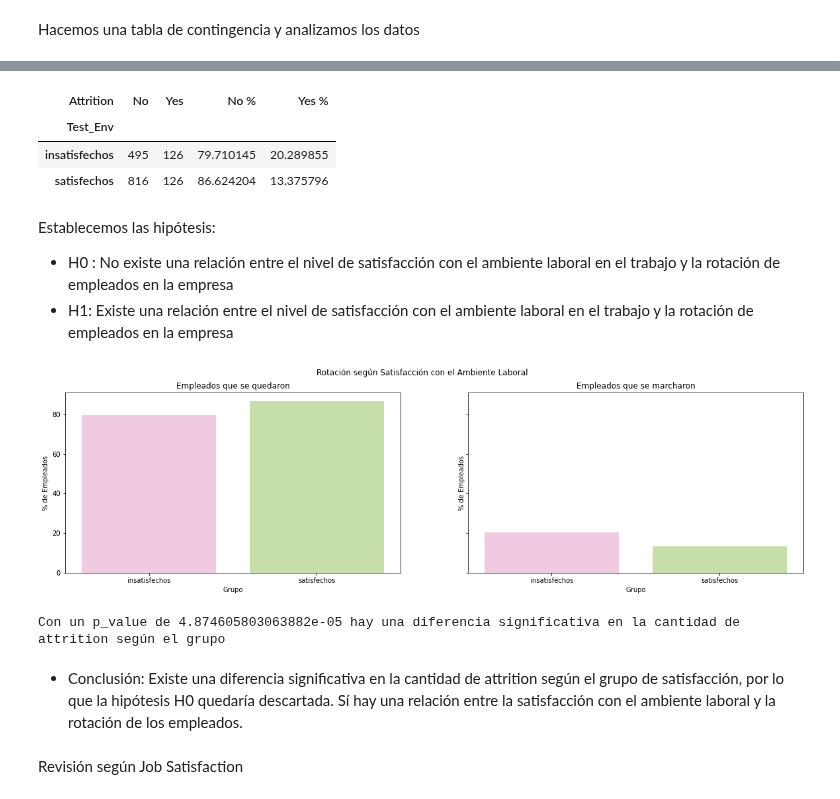
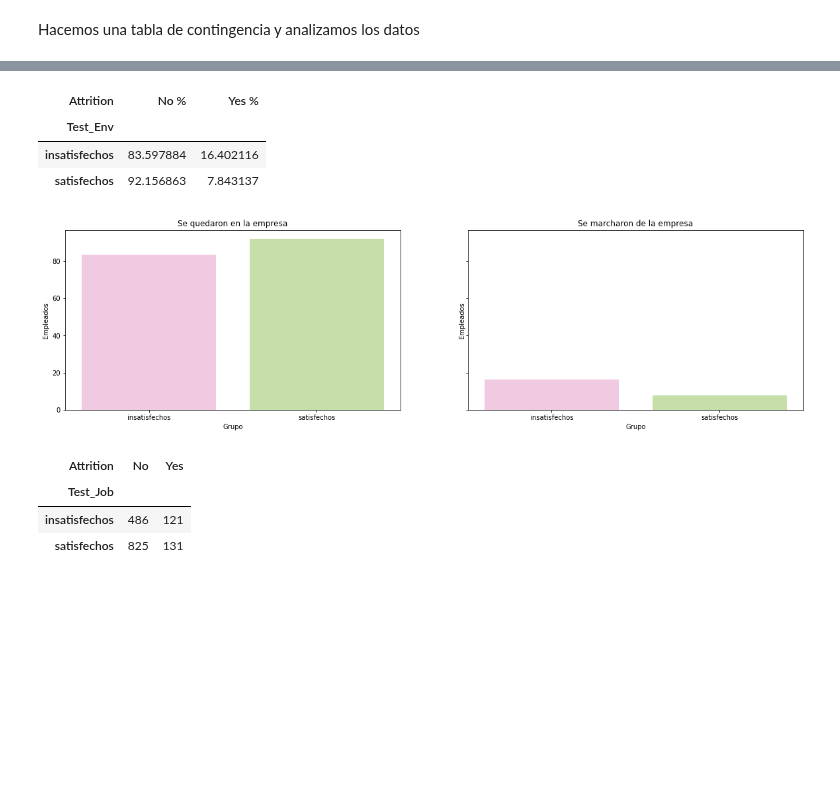
Before and after one commit to raquelmartinrodriguez/proyecto-da-promo-G-modulo-3-team-1, a Jupyter notebook: notebooks/04-testing/ab_testing.ipynb, the cells around one changed output, grey strips where cells are left out. Saved outputs shown, nothing was run; the diff lists cells and outputs as text; code cells hidden in the pictures; blank space fills up the shorter version.

```diff
--- a/notebooks/04-testing/ab_testing.ipynb
+++ b/notebooks/04-testing/ab_testing.ipynb
@@ -36,6 +41,20 @@ Creamos la columna de Overall Satisfaction haciendo la media
-# %%
-df['OverallSatisfaction'] = round((df['JobSatisfaction'] + df['EnvironmentSatisfaction'] + df['RelationshipSatisfaction']) / 3, 0)
-df['OverallSatisfaction'] = df['OverallSatisfaction'].astype('int64')
+# %%
+# Definimos los pesos
+weights = {
+    'EnvironmentSatisfaction': 0.20,
+    'JobSatisfaction': 0.40,
+    'RelationshipSatisfaction': 0.40
+}
+
+# Calculamos la media ponderada
+df['OverallSatisfaction'] = round(
+    df['EnvironmentSatisfaction'] * weights['EnvironmentSatisfaction'] +
+    df['JobSatisfaction'] * weights['JobSatisfaction'] +
+    df['RelationshipSatisfaction'] * weights['RelationshipSatisfaction']
+, 0)
+
+# Convertimos los resultados a integer
+df['OverallSatisfaction'] = df['OverallSatisfaction'].astype('int64')
 # %% [markdown]
 Creamos la columna de satisfacción en base al Overall Satisfaction
 # %%
@@ -103,57 +117,44 @@ df2['Test_Env'] = df2['EnvironmentSatisfaction'].apply(lambda x : 'satisfechos'
 # %%
-tabla_contingencia2 = pd.crosstab(df2['Test_Env'], df2['Attrition'])
-
 # Calcular el porcentaje para 'No' en cada fila
 tabla_contingencia2['No %'] = tabla_contingencia2['No'] / (tabla_contingencia2['No'] + tabla_contingencia2['Yes']) * 100
 
 # Usar los valores originales de 'Yes' para calcular el porcentaje en cada fila
 tabla_contingencia2['Yes %'] = tabla_contingencia2['Yes'] / (tabla_contingencia2['No'] + tabla_contingencia2['Yes']) * 100
 
-tabla_contingencia2
+# Mostrar el DataFrame actualizado
+tabla_contingencia2.drop(['No' , 'Yes'], inplace = True, axis = 1)
-# %% [output]
-| Attrition | No | Yes | No % | Yes % |
-| Test_Env |  |  |  |  |
-| insatisfechos | 495 | 126 | 79.710145 | 20.289855 |
-| satisfechos | 816 | 126 | 86.624204 | 13.375796 |
-# %% [markdown]
-Establecemos las hipótesis:
-- H0 : No existe una relación entre el nivel de satisfacción con el ambiente laboral en el trabajo y la rotación de empleados en la empresa
-- H1: Existe una relación entre el nivel de satisfacción con el ambiente laboral en el trabajo y la rotación de empleados en la empresa
+# %%
+tabla_contingencia2
+# %% [output]
+| Attrition | No % | Yes % |
+| Test_Env |  |  |
+| insatisfechos | 83.597884 | 16.402116 |
+| satisfechos | 92.156863 | 7.843137 |
 # %%
 # hacemos un análisis visual previo
 fig, axes = plt.subplots(nrows = 1, ncols = 2, figsize = (20, 5), sharey=True)
 
 sns.barplot(x=tabla_contingencia2.index, y="No %", data=tabla_contingencia2,  palette = "PiYG", ax = axes[0])
 sns.barplot(x=tabla_contingencia2.index, y="Yes %", data=tabla_contingencia2,  palette = "PiYG", ax = axes[1])
 
-fig.suptitle("Rotación según Satisfacción con el Ambiente Laboral")
-
-axes[0].set_title("Empleados que se quedaron")
-axes[1].set_title("Empleados que se marcharon")
+axes[0].set_title("Se quedaron en la empresa")
+axes[1].set_title("Se marcharon de la empresa")
 
 axes[0].set_xlabel("Grupo")
-axes[0].set_ylabel("% de Empleados")
+axes[0].set_ylabel("Empleados")
 
 axes[1].set_xlabel("Grupo")
-axes[1].set_ylabel("% de Empleados");
+axes[1].set_ylabel("Empleados");
 # %% [output]
-[figure, old version]
+[figure, new version]
-# %%
-# Realizar la prueba de proporciones
-chi2, p_value, _, _ = chi2_contingency(tabla_contingencia2)
-
-# Imprimir el resultado de la prueba
-alpha = 0.05
-if p_value < alpha:
-    print(f"Con un p_value de {p_value} hay una diferencia significativa en la cantidad de attrition según el grupo")
-else:
-    print(f"Con un p_value de {p_value} no hay una diferencia significativa en la cantidad de attrition según el grupo")
-# %% [output]
-Con un p_value de 4.874605803063882e-05 hay una diferencia significativa en la cantidad de attrition según el grupo
-# %% [markdown]
-- Conclusión: Existe una diferencia significativa en la cantidad de attrition según el grupo de satisfacción, por lo que la hipótesis H0 quedaría descartada. Sí hay una relación entre la satisfacción con el ambiente laboral y la rotación de los empleados.
-# %% [markdown]
-Revisión según Job Satisfaction
 # %%
 df2['Test_Job'] = df2['JobSatisfaction'].apply(lambda x : 'satisfechos' if x >= 3 else 'insatisfechos')
+# %%
+tabla_contingencia3 = pd.crosstab(df2['Test_Job'], df2['Attrition'])
+tabla_contingencia3
+# %% [output]
+| Attrition | No | Yes |
+| Test_Job |  |  |
+| insatisfechos | 486 | 121 |
+| satisfechos | 825 | 131 |
 # %%
```
Also changed, not shown: parts of 32 cells of this notebook, 1 other file.
